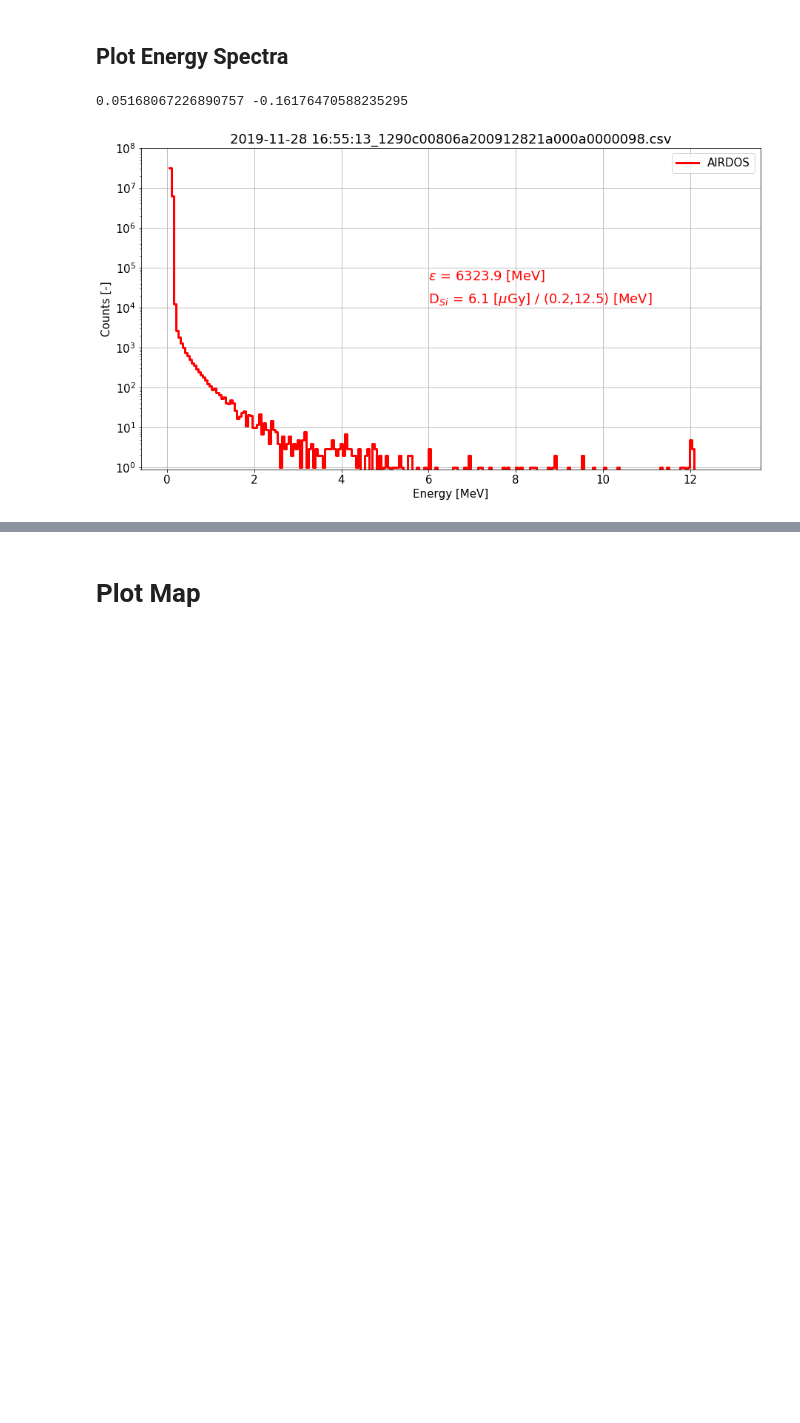
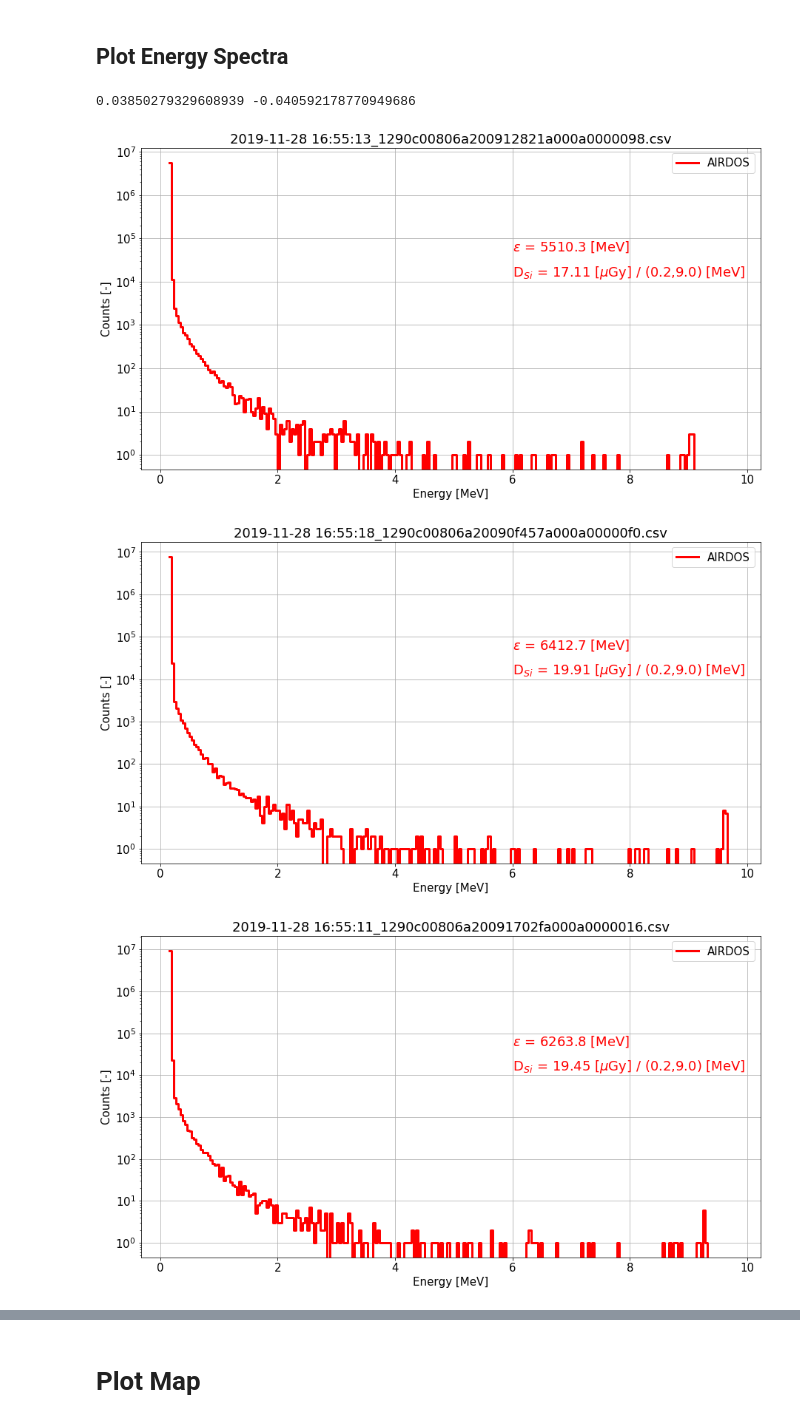
Before and after one commit to ODZ-UJF-AV-CR/Paper---AIRDOS, a Jupyter notebook: AIRDOS-G.ipynb, the cells around one changed output, grey strips where cells are left out. Saved outputs shown, nothing was run; the diff lists cells and outputs as text; code cells hidden in the pictures; blank space fills up the shorter version.

```diff
--- a/AIRDOS-G.ipynb
+++ b/AIRDOS-G.ipynb
@@ -142,6 +142,14 @@ for i,r in df.iterrows():
 
 FROM = pd.to_datetime('2019-11-27 00:00:00')
 TO = pd.to_datetime('2019-11-29 01:10:00')
+#FROM = pd.to_datetime('2019-11-28 18:55:00')
+#TO = pd.to_datetime('2019-11-29 01:00:00')
+#PRG-AGP
+#FROM = pd.to_datetime('2019-11-28 18:55:00')
+#TO = pd.to_datetime('2019-11-28 20:55:00')
+#AGP-PRG
+#FROM = pd.to_datetime('2019-11-28 23:00:00')
+#TO = pd.to_datetime('2019-11-29 00:30:00')
 
 
 dfo = df.copy()
@@ -193,6 +201,9 @@ for x in runs:
     dfo.loc[dfo['run'] == x[0],'minute'] = (pd.to_timedelta(dfo.loc[dfo['run'] == x[0]].index-(x[1] + pd.to_timedelta(-x[2], unit='s')))).astype('timedelta64[m]').fillna(0).astype(int)
     dfo.loc[dfo['run'] == x[0]].to_csv(filename + '.csv')
 
+    # zeroing minutes for CARI
+    zerominutes = np.round((pd.to_timedelta(dfdeg.iloc[0,8]-(x[1] + pd.to_timedelta(-x[2], unit='s')))).total_seconds()/60,0)
+
     # Telemetry for CARI 7
     with open(filename + '.DEG', 'w') as f:
         f.write('01/2002, FL-27\r\n')
@@ -200,7 +211,8 @@ for x in runs:
     with open('ble.DEG', 'w') as f:
         f.write('11/2019, FL-27\r\n')
         f.write('DEG MIN N/S DEG MIN E/W FEET TIME(MIN)\r\n')
-    dfdeg.loc[dfdeg['run'] == x[0],'minute'] = (pd.to_timedelta(dfdeg['date']-(x[1] + pd.to_timedelta(-x[2], unit='s')))).astype('timedelta64[m]').fillna(0).astype(int)
+    #dfdeg.loc[dfdeg['run'] == x[0],'minute'] = (pd.to_timedelta(-dfdeg.iloc[0,8]+dfdeg['date']-(x[1] + pd.to_timedelta(-x[2], unit='s')))).astype('timedelta64[m]').fillna(0).astype(int)-119
+    dfdeg.loc[dfdeg['run'] == x[0],'minute'] = (pd.to_timedelta(dfdeg['date']-(x[1] + pd.to_timedelta(-x[2], unit='s')))).astype('timedelta64[m]').fillna(0).astype(int)-zerominutes
     dfdeg.loc[dfdeg['run'] == x[0],['latD','latM', 'latHem', 'lonD', 'lonM', 'lonHem', 'altitude', 'minute']].dropna().drop_duplicates(subset='minute', keep='first').to_csv('ble.DEG', mode='a', index=False, header=False, line_terminator='\r\n')
 
 print('End')
@@ -326,7 +594,7 @@ for f in glob.iglob("./output/*.csv"): # generator, search immediate subdirector
 # %% [markdown]
 # CARI 7
 # %%
-f = './data/ble.DAT' #  File to Open
+f = './ble.DAT' #  File to Open
 df = pd.read_csv(f, engine='python', header=None, delim_whitespace=True, skiprows=2, skipfooter=3 )
 # %%
 plt.plot(df[3],df[4], c='red')
@@ -338,17 +606,24 @@ plt.plot(df[3],df[2], c='blue')
 # %% [markdown]
 ## Plot Energy Spectra
 # %%
+matplotlib.rcParams.update({'font.size': 15})
+
 FROM_ENERGY = 0.2
-TO_ENERGY = 12.5
+TO_ENERGY = 9.0
 
-l = np.array([[7, 1],[245,1]]) # Calibration
-r = np.array([0.2, 12.5])
+l = np.array([[29+4, 1],[208+4,1]]) # Calibration
+r = np.array([1.23, 8.122])
 coef = np.linalg.solve(l,r)
 print (coef[0], coef[1])
 
+# force calibration coeficients
+#coef[0]=0.038
+#coef[1]=0.105
+
+
 for f in glob.iglob("./output/*.csv"): # generator, search immediate subdirectories
     try:
-        LOW_ENERGY = 4
+        LOW_ENERGY = 5
 
         df = pd.read_csv(f)
         df['date'] = pd.to_datetime(df['date'])
@@ -357,37 +632,44 @@ for f in glob.iglob("./output/*.csv"): # generator, search immediate subdirector
         # Uncomment this if you are interested in a specific time interval
         #xx = df.loc['2019-01-24 05:00:00':'2019-01-24 13:00:00']
         xx = df
         ener1 = xx.iloc[:,LOW_ENERGY:255].sum()
         e = pd.DataFrame()
         e['1'] = ener1
         e['index'] = pd.to_numeric(ener1.index)
         e['x'] = (e['index']) * coef[0] + coef[1]
         e['deposit'] = e['1'] * e['x']
         depener = e.loc[(e['x']>=FROM_ENERGY)&(e['x']<=TO_ENERGY),'deposit'].sum() # MeV
-        # size of the chip (21.2 mm · 11.2 mm),
+
+        dose = 1e6*(1.602e-19 * depener*1e6)/0.1398e-3
+
+        # size of the chip (20 mm · 10 mm),
         # the thickness of the depletion layer (0.3 mm),
         # and the density of silicon (2.33 g cm^3)
-        dose = 1e6*(1.602e-19 * depener*1e6)/0.16597e-3
+        # 0.1398e-3 kg
+        #dose = ((1e6 * (1.602e-19 * depener * 1e6)/0.1398e-3)/10.4) * 3600 * 2.71 # in uGy/h
+
 
         if (depener > 0):
             plt.figure(figsize=(15,8))
             plt.tight_layout()
             s = f.split('/')
             plt.title(s[len(s)-1])
             plt.yscale('log')
-            plt.ylim([0.9,1e8])
+            #plt.ylim([0.9,1e8])
 
             plt.plot(e['x'],e['1'], c='r', lw=3, drawstyle='steps-post', label='AIRDOS')
 
-            plt.text(6, 50000, r'$\epsilon$ = ' + str(round(depener,1)) + ' [MeV]', fontsize=18, color='r')
-            plt.text(6, 13000, r'D$_S$$_i$ = ' + str(round(dose,2)) + r' [$\mu$Gy] / (' + str(FROM_ENERGY) + ',' + str(TO_ENERGY) + ') [MeV]', fontsize=18, color='r')
+            plt.text(6, 50000, r'$\epsilon$ = ' + str(round(depener*1.1,1)) + ' [MeV]', fontsize=18, color='r')
+            plt.text(6, 13000, r'D$_S$$_i$ = ' + str(round(dose*1.1*2.71,2)) + r' [$\mu$Gy] / (' + str(FROM_ENERGY) + ',' + str(TO_ENERGY) + ') [MeV]', fontsize=18, color='r')
 
             plt.legend()
             plt.xlabel('Energy [MeV]')
             plt.ylabel('Counts [-]')
             plt.grid()
     except:
         pass
 # %% [output]
-0.05168067226890757 -0.16176470588235295
+0.03850279329608939 -0.040592178770949686
-[figure, old version]
+[figure, new version]
+[figure, added]
+[figure, added]
```
Also changed, not shown: parts of 18 cells of this notebook, 42 other files.
